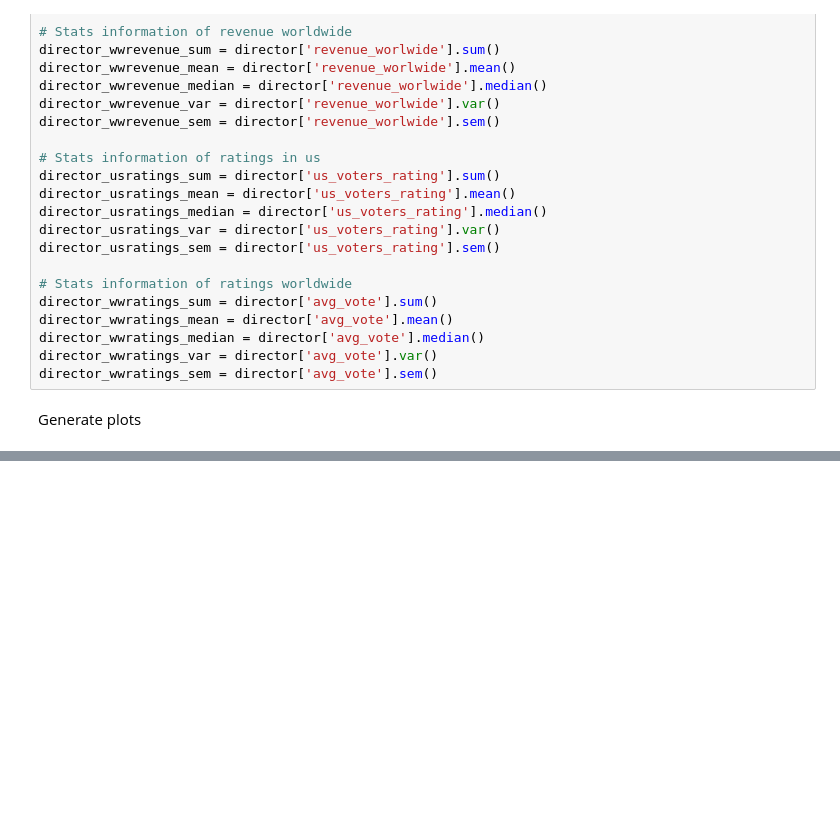
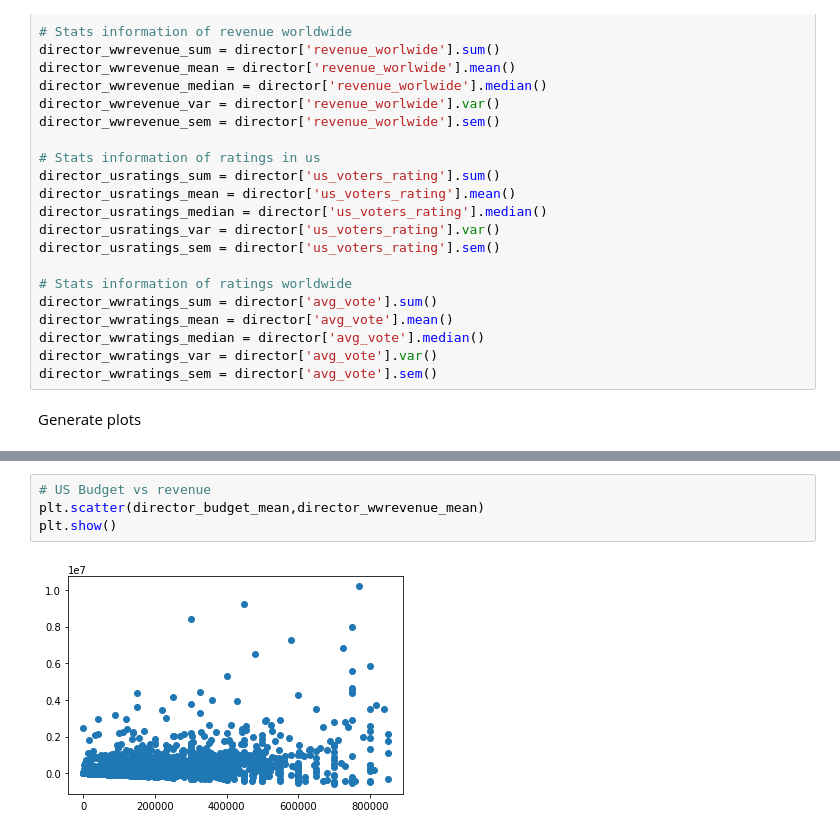
Before and after one commit to cckuqui/IMDB-analysis, a Jupyter notebook: question 3.ipynb, the cells around one changed output, grey strips where cells are left out. Saved outputs shown, nothing was run; the diff lists cells and outputs as text; blank space fills up the shorter version.

```diff
--- a/question 3.ipynb
+++ b/question 3.ipynb
@@ -275,0 +253,6 @@ plt.show()
+# %%
+# US Budget vs revenue
+plt.scatter(director_budget_mean,director_wwrevenue_mean)
+plt.show()
+# %% [output]
+[figure, added]
```
Also changed, not shown: parts of 4 cells of this notebook.
